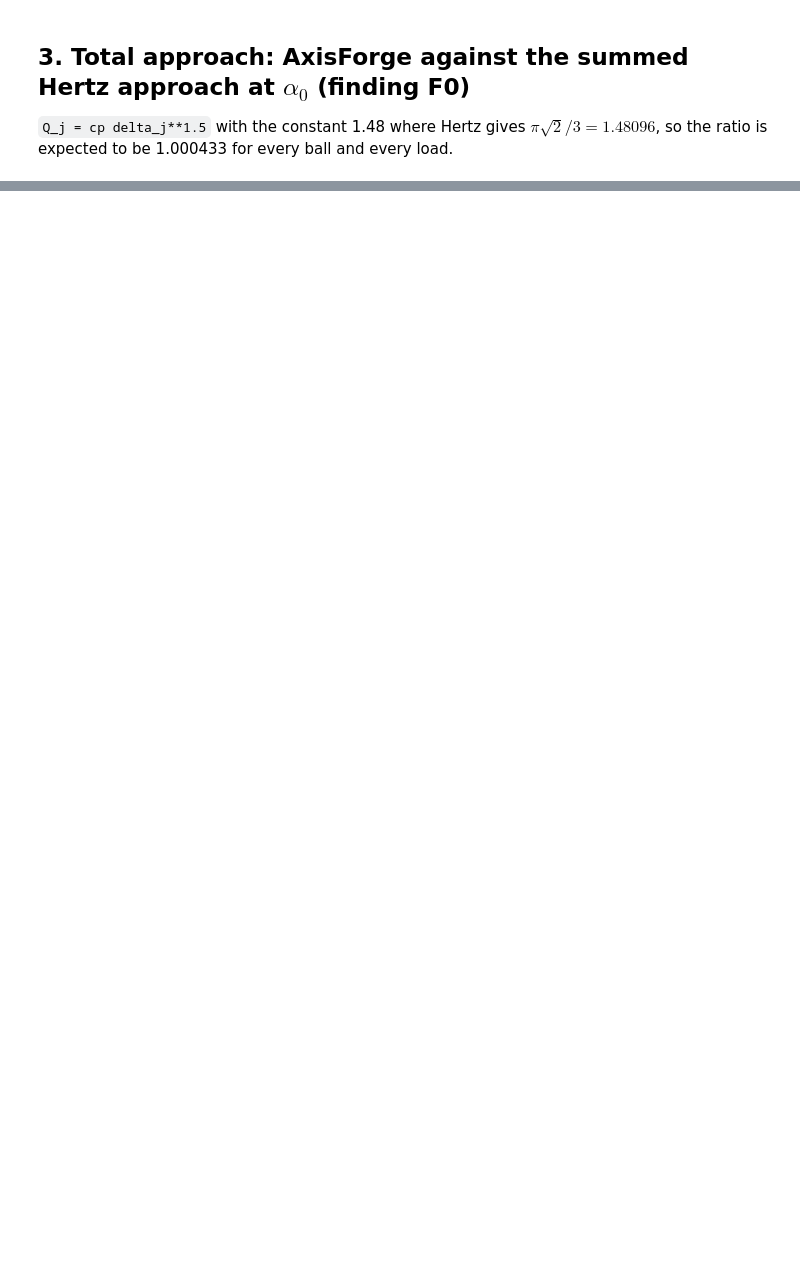
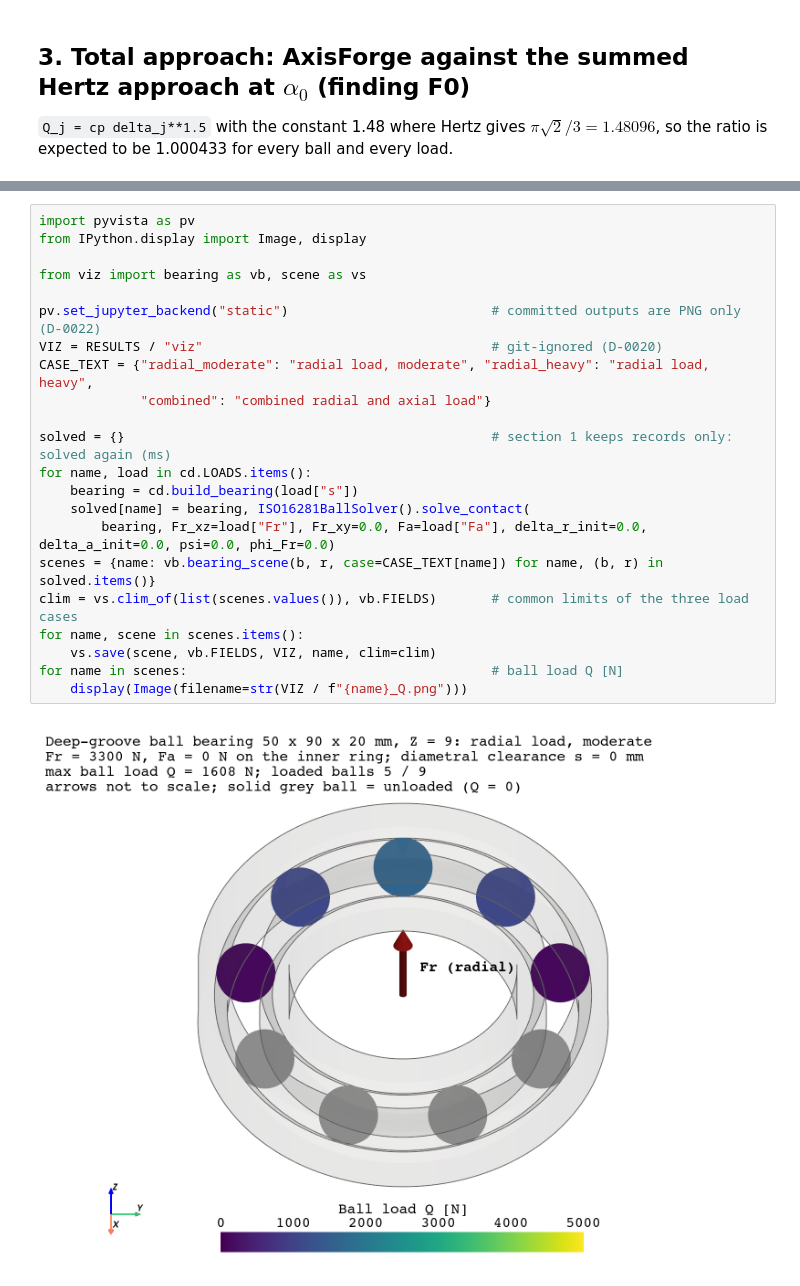
Before and after one commit to JRaposo-m/AxisForge-Design-Studies, a Jupyter notebook: validation/bearings/iso16281_ball_contact/01_contacts_vs_hertz.ipynb, the cells around one changed output, grey strips where cells are left out. Cells and saved outputs as stored; diff of their text form; blank space fills up the shorter version.

```diff
--- a/validation/bearings/iso16281_ball_contact/01_contacts_vs_hertz.ipynb
+++ b/validation/bearings/iso16281_ball_contact/01_contacts_vs_hertz.ipynb
@@ -154,0 +170,24 @@ written: results\contacts.csv, results\approach.csv
+# %%
+import pyvista as pv
+from IPython.display import Image, display
+
+from viz import bearing as vb, scene as vs
+
+pv.set_jupyter_backend("static")                          # committed outputs are PNG only (D-0022)
+VIZ = RESULTS / "viz"                                     # git-ignored (D-0020)
+CASE_TEXT = {"radial_moderate": "radial load, moderate", "radial_heavy": "radial load, heavy",
+             "combined": "combined radial and axial load"}
+
+solved = {}                                               # section 1 keeps records only: solved again (ms)
+for name, load in cd.LOADS.items():
+    bearing = cd.build_bearing(load["s"])
+    solved[name] = bearing, ISO16281BallSolver().solve_contact(
+        bearing, Fr_xz=load["Fr"], Fr_xy=0.0, Fa=load["Fa"], delta_r_init=0.0, delta_a_init=0.0, psi=0.0, phi_Fr=0.0)
+scenes = {name: vb.bearing_scene(b, r, case=CASE_TEXT[name]) for name, (b, r) in solved.items()}
+clim = vs.clim_of(list(scenes.values()), vb.FIELDS)       # common limits of the three load cases
+for name, scene in scenes.items():
+    vs.save(scene, vb.FIELDS, VIZ, name, clim=clim)
+for name in scenes:                                       # ball load Q [N]
+    display(Image(filename=str(VIZ / f"{name}_Q.png")))
+# %% [output]
+[figure, added]
```
Also changed, not shown: parts of 8 cells of this notebook, 10 other files.
